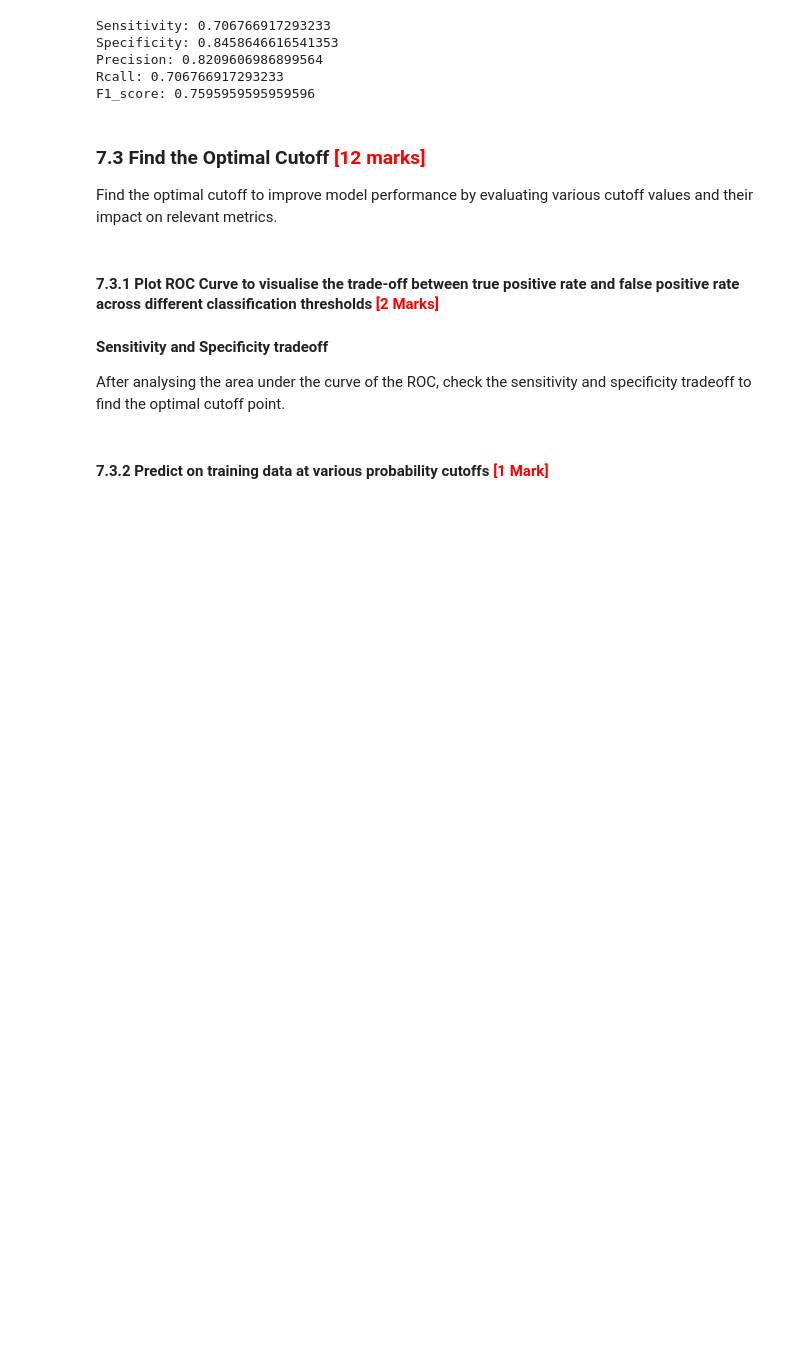
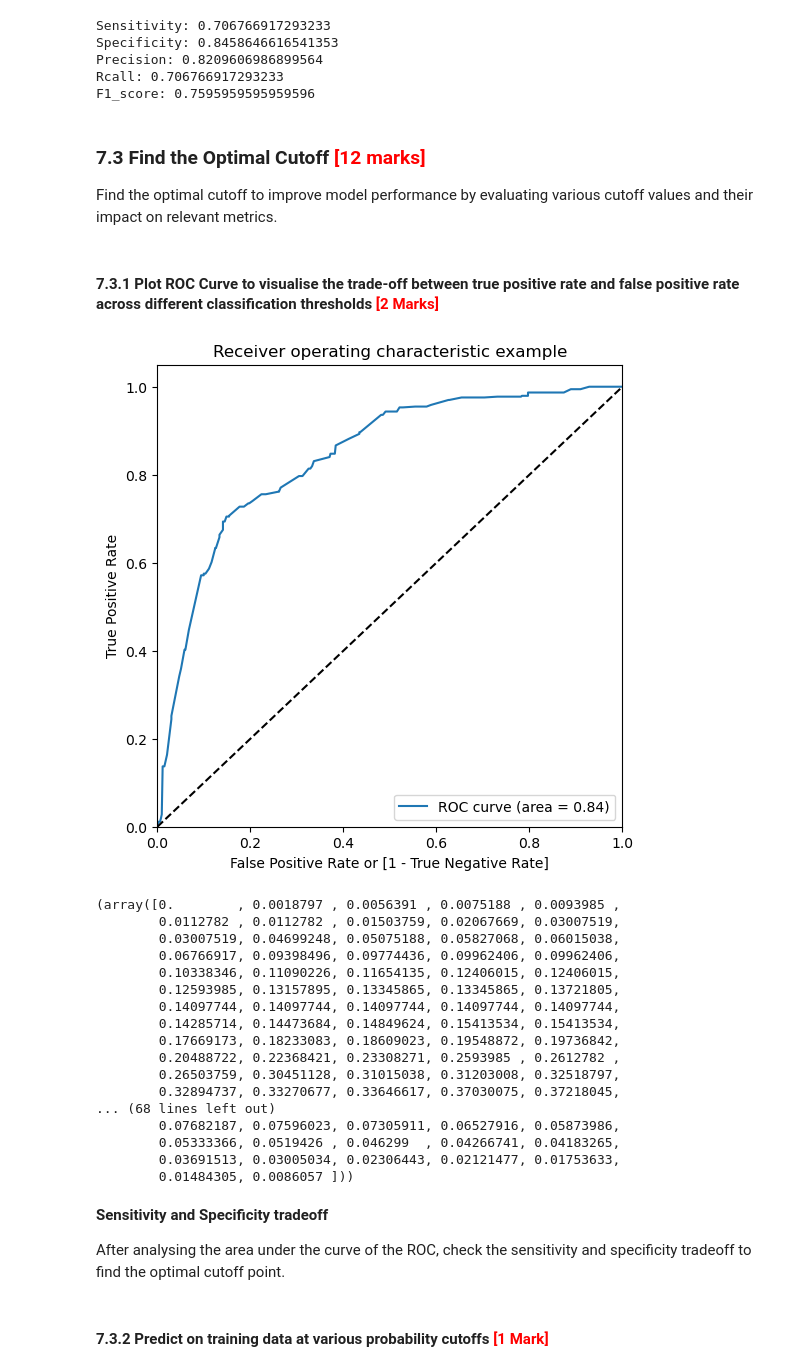
Before and after one commit to sunilkumarrudragada/Fraudulent_Claim_Detection, a Jupyter notebook: fraudulent_Claim_Detection.ipynb, the cells around one changed output. Cells and saved outputs as stored; diff of their text form; code cells hidden in the pictures; blank space fills up the shorter version.

```diff
--- a/fraudulent_Claim_Detection.ipynb
+++ b/fraudulent_Claim_Detection.ipynb
@@ -2036,5 +2031,46 @@ Find the optimal cutoff to improve model performance by evaluating various cutof
+# %%
+# Import libraries or function to plot the ROC curve
+from sklearn.metrics import roc_curve, roc_auc_score
+
+# Define ROC function
+def draw_roc( actual, probs ):
+    fpr, tpr, thresholds = metrics.roc_curve( actual, probs,
+                                              drop_intermediate = False )
+    auc_score = metrics.roc_auc_score( actual, probs )
+    plt.figure(figsize=(6, 6))
+    plt.plot( fpr, tpr, label='ROC curve (area = %0.2f)' % auc_score )
+    plt.plot([0, 1], [0, 1], 'k--')
+    plt.xlim([0.0, 1.0])
+    plt.ylim([0.0, 1.05])
+    plt.xlabel('False Positive Rate or [1 - True Negative Rate]')
+    plt.ylabel('True Positive Rate')
+    plt.title('Receiver operating characteristic example')
+    plt.legend(loc="lower right")
+    plt.show()
+
+    return fpr, tpr, thresholds
 # %%
 # Call the ROC function
+draw_roc(y_train, y_pred_array)
+# %% [output]
+[figure, added]
+(array([0.        , 0.0018797 , 0.0056391 , 0.0075188 , 0.0093985 ,
+        0.0112782 , 0.0112782 , 0.01503759, 0.02067669, 0.03007519,
+        0.03007519, 0.04699248, 0.05075188, 0.05827068, 0.06015038,
+        0.06766917, 0.09398496, 0.09774436, 0.09962406, 0.09962406,
+        0.10338346, 0.11090226, 0.11654135, 0.12406015, 0.12406015,
+        0.12593985, 0.13157895, 0.13345865, 0.13345865, 0.13721805,
+        0.14097744, 0.14097744, 0.14097744, 0.14097744, 0.14097744,
+        0.14285714, 0.14473684, 0.14849624, 0.15413534, 0.15413534,
+        0.17669173, 0.18233083, 0.18609023, 0.19548872, 0.19736842,
+        0.20488722, 0.22368421, 0.23308271, 0.2593985 , 0.2612782 ,
+        0.26503759, 0.30451128, 0.31015038, 0.31203008, 0.32518797,
+        0.32894737, 0.33270677, 0.33646617, 0.37030075, 0.37218045,
+... (68 lines left out)
+        0.07682187, 0.07596023, 0.07305911, 0.06527916, 0.05873986,
+        0.05333366, 0.0519426 , 0.046299  , 0.04266741, 0.04183265,
+        0.03691513, 0.03005034, 0.02306443, 0.02121477, 0.01753633,
+        0.01484305, 0.0086057 ]))
 # %% [markdown]
 **Sensitivity and Specificity tradeoff**
 
```
Also changed, not shown: parts of 16 cells of this notebook.
